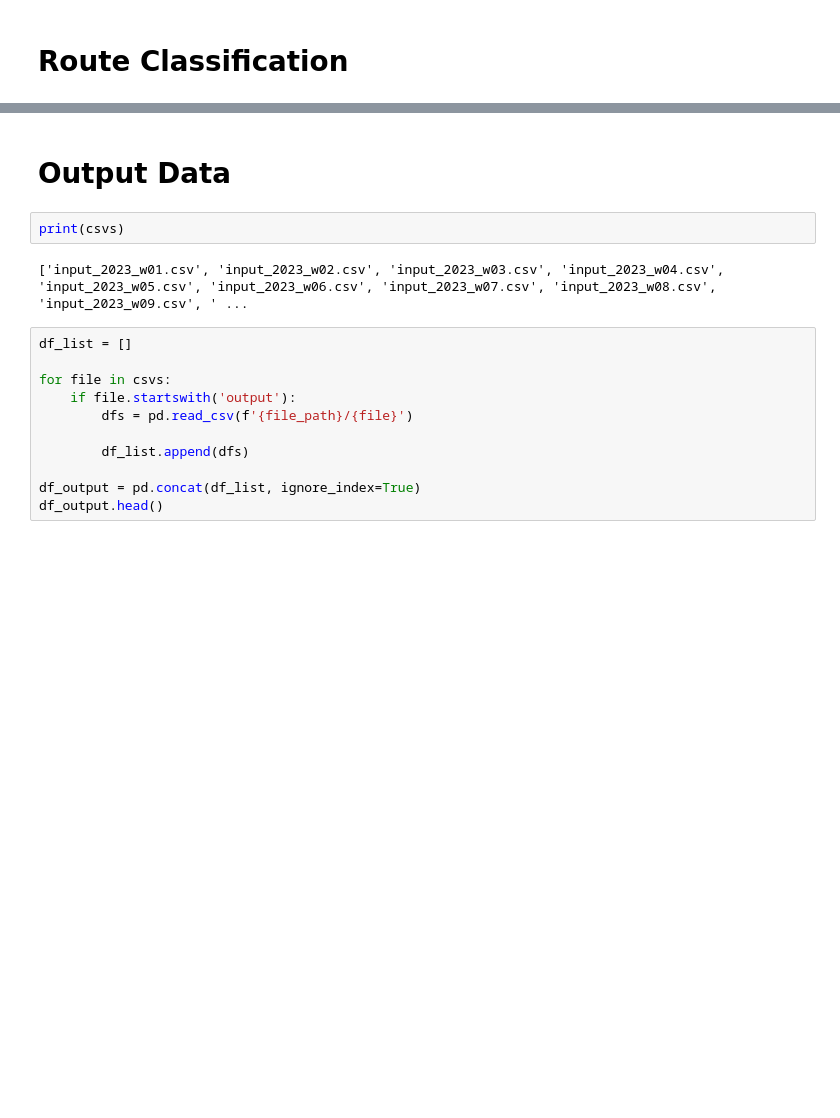
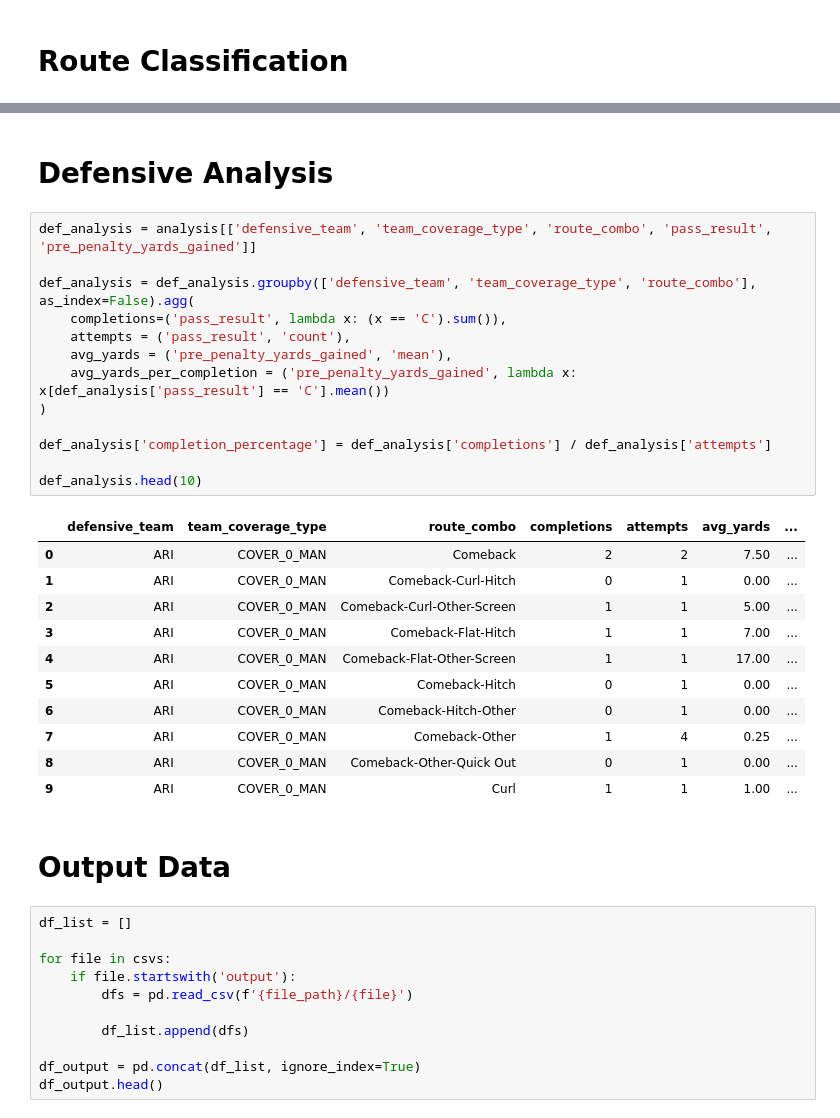
Before and after one commit to rjf2022/nfl-big-data-bowl, a Jupyter notebook: Offense.ipynb, the cells around one changed output, grey strips where cells are left out. Cells and saved outputs as stored; diff of their text form; blank space fills up the shorter version.

```diff
--- a/Offense.ipynb
+++ b/Offense.ipynb
@@ -281,9 +374,32 @@ Name: count, dtype: int64
+# %% [markdown]
+# Defensive Analysis
+# %%
+def_analysis = analysis[['defensive_team', 'team_coverage_type', 'route_combo', 'pass_result', 'pre_penalty_yards_gained']]
+
+def_analysis = def_analysis.groupby(['defensive_team', 'team_coverage_type', 'route_combo'], as_index=False).agg(
+    completions=('pass_result', lambda x: (x == 'C').sum()),
+    attempts = ('pass_result', 'count'),
+    avg_yards = ('pre_penalty_yards_gained', 'mean'),
+    avg_yards_per_completion = ('pre_penalty_yards_gained', lambda x: x[def_analysis['pass_result'] == 'C'].mean())
+)
+
+def_analysis['completion_percentage'] = def_analysis['completions'] / def_analysis['attempts']
+
+def_analysis.head(10)
+# %% [output]
+|  | defensive_team | team_coverage_type | route_combo | completions | attempts | avg_yards | ... |
+| 0 | ARI | COVER_0_MAN | Comeback | 2 | 2 | 7.50 | ... |
+| 1 | ARI | COVER_0_MAN | Comeback-Curl-Hitch | 0 | 1 | 0.00 | ... |
+| 2 | ARI | COVER_0_MAN | Comeback-Curl-Other-Screen | 1 | 1 | 5.00 | ... |
+| 3 | ARI | COVER_0_MAN | Comeback-Flat-Hitch | 1 | 1 | 7.00 | ... |
+| 4 | ARI | COVER_0_MAN | Comeback-Flat-Other-Screen | 1 | 1 | 17.00 | ... |
+| 5 | ARI | COVER_0_MAN | Comeback-Hitch | 0 | 1 | 0.00 | ... |
+| 6 | ARI | COVER_0_MAN | Comeback-Hitch-Other | 0 | 1 | 0.00 | ... |
+| 7 | ARI | COVER_0_MAN | Comeback-Other | 1 | 4 | 0.25 | ... |
+| 8 | ARI | COVER_0_MAN | Comeback-Other-Quick Out | 0 | 1 | 0.00 | ... |
+| 9 | ARI | COVER_0_MAN | Curl | 1 | 1 | 1.00 | ... |
 # %% [markdown]
 # Output Data
-# %%
-print(csvs)
-# %% [output]
-['input_2023_w01.csv', 'input_2023_w02.csv', 'input_2023_w03.csv', 'input_2023_w04.csv', 'input_2023_w05.csv', 'input_2023_w06.csv', 'input_2023_w07.csv', 'input_2023_w08.csv', 'input_2023_w09.csv', ' ...
 # %%
 df_list = []
 
```
Also changed, not shown: parts of 12 cells of this notebook.
